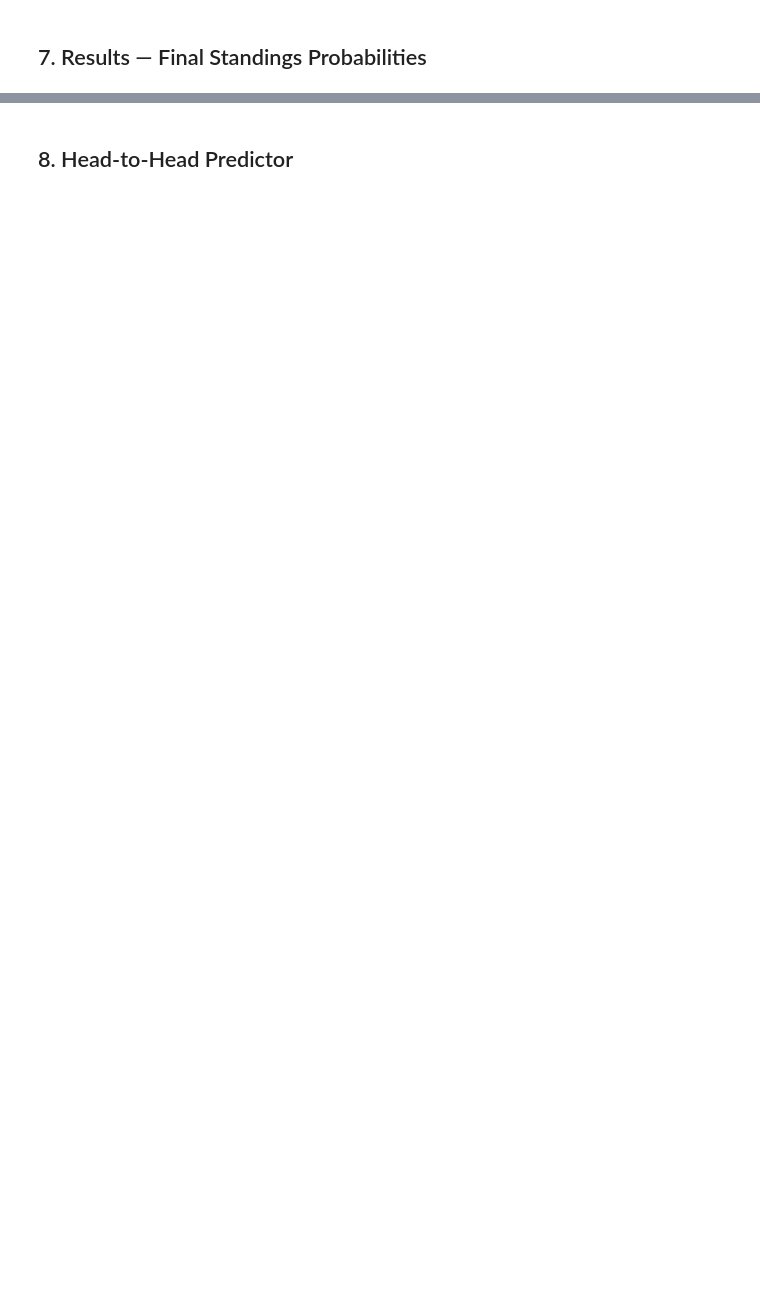
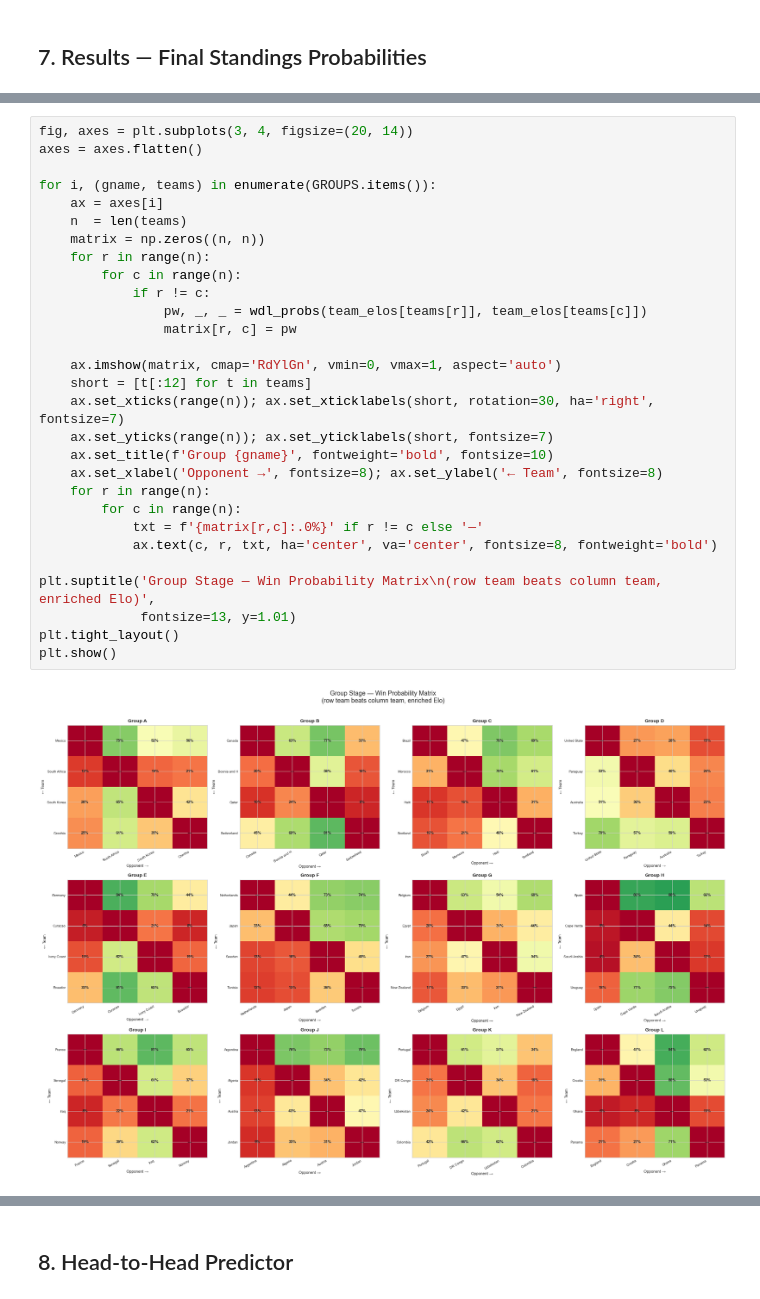
Before and after one commit to jajumonac/fifa-world-cup-prediction, a Jupyter notebook: notebooks/world_cup_prediction.ipynb, the cells around one changed output, grey strips where cells are left out. Drawn from its saved outputs; the diff is of its cells as text; blank space fills up the shorter version.

```diff
--- a/notebooks/world_cup_prediction.ipynb
+++ b/notebooks/world_cup_prediction.ipynb
@@ -343,0 +621,31 @@ plt.show()
+# %%
+fig, axes = plt.subplots(3, 4, figsize=(20, 14))
+axes = axes.flatten()
+
+for i, (gname, teams) in enumerate(GROUPS.items()):
+    ax = axes[i]
+    n  = len(teams)
+    matrix = np.zeros((n, n))
+    for r in range(n):
+        for c in range(n):
+            if r != c:
+                pw, _, _ = wdl_probs(team_elos[teams[r]], team_elos[teams[c]])
+                matrix[r, c] = pw
+
+    ax.imshow(matrix, cmap='RdYlGn', vmin=0, vmax=1, aspect='auto')
+    short = [t[:12] for t in teams]
+    ax.set_xticks(range(n)); ax.set_xticklabels(short, rotation=30, ha='right', fontsize=7)
+    ax.set_yticks(range(n)); ax.set_yticklabels(short, fontsize=7)
+    ax.set_title(f'Group {gname}', fontweight='bold', fontsize=10)
+    ax.set_xlabel('Opponent →', fontsize=8); ax.set_ylabel('← Team', fontsize=8)
+    for r in range(n):
+        for c in range(n):
+            txt = f'{matrix[r,c]:.0%}' if r != c else '—'
+            ax.text(c, r, txt, ha='center', va='center', fontsize=8, fontweight='bold')
+
+plt.suptitle('Group Stage — Win Probability Matrix\n(row team beats column team, enriched Elo)',
+             fontsize=13, y=1.01)
+plt.tight_layout()
+plt.show()
+# %% [output]
+[figure, added]
```
Also changed, not shown: parts of 21 cells of this notebook, 1 other file.
